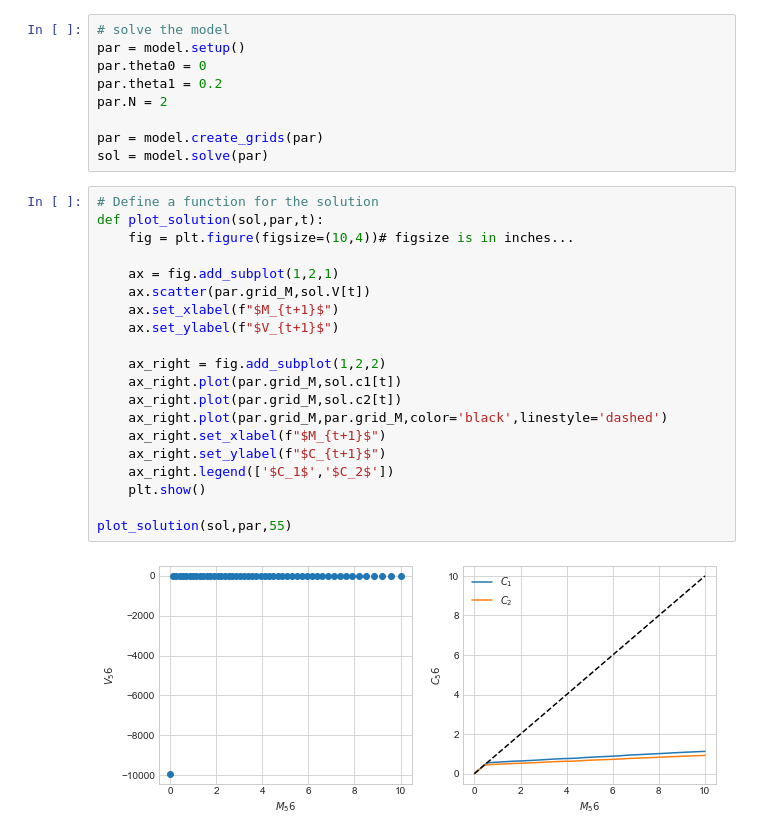
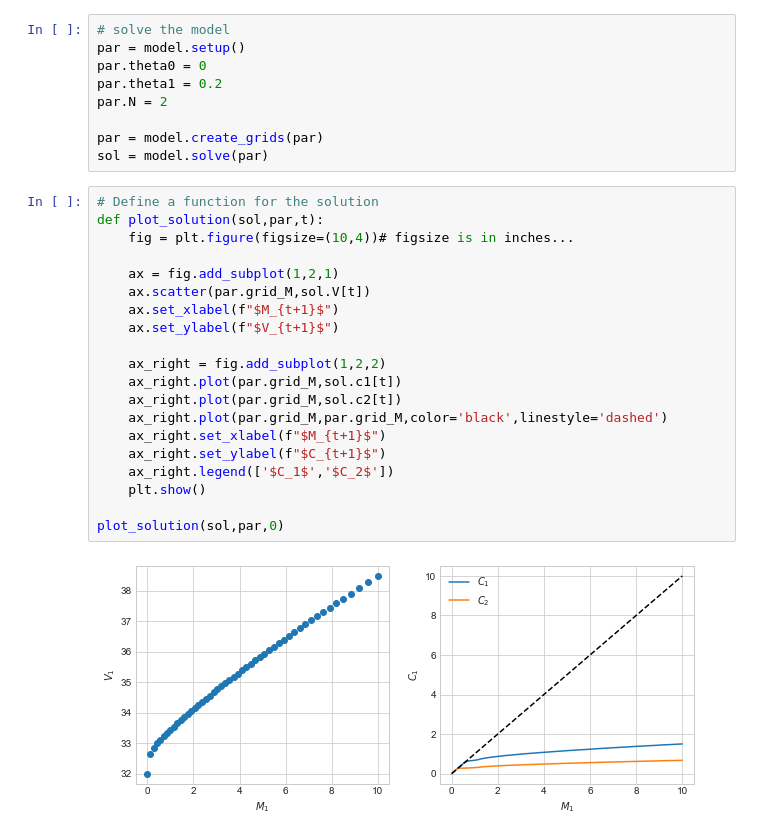
Before and after one commit to emilblicher/DP2021, a Jupyter notebook: Model w VFI/Sims.ipynb, the cells around one changed output. Saved outputs shown, nothing was run; the diff lists cells and outputs as text.

```diff
--- a/Model w VFI/Sims.ipynb
+++ b/Model w VFI/Sims.ipynb
@@ -23,22 +25,22 @@ sol = model.solve(par)
 # %%
 # Define a function for the solution
 def plot_solution(sol,par,t):
     fig = plt.figure(figsize=(10,4))# figsize is in inches...
 
     ax = fig.add_subplot(1,2,1)
     ax.scatter(par.grid_M,sol.V[t])
     ax.set_xlabel(f"$M_{t+1}$")
     ax.set_ylabel(f"$V_{t+1}$")
 
     ax_right = fig.add_subplot(1,2,2)
     ax_right.plot(par.grid_M,sol.c1[t])
     ax_right.plot(par.grid_M,sol.c2[t])
     ax_right.plot(par.grid_M,par.grid_M,color='black',linestyle='dashed')
     ax_right.set_xlabel(f"$M_{t+1}$")
     ax_right.set_ylabel(f"$C_{t+1}$")
     ax_right.legend(['$C_1$','$C_2$'])
     plt.show()
 
-plot_solution(sol,par,55)
+plot_solution(sol,par,0)
 # %% [output]
-[figure, old version]
+[figure, new version]
```
Also changed, not shown: parts of 1 cell of this notebook, 3 other files.
